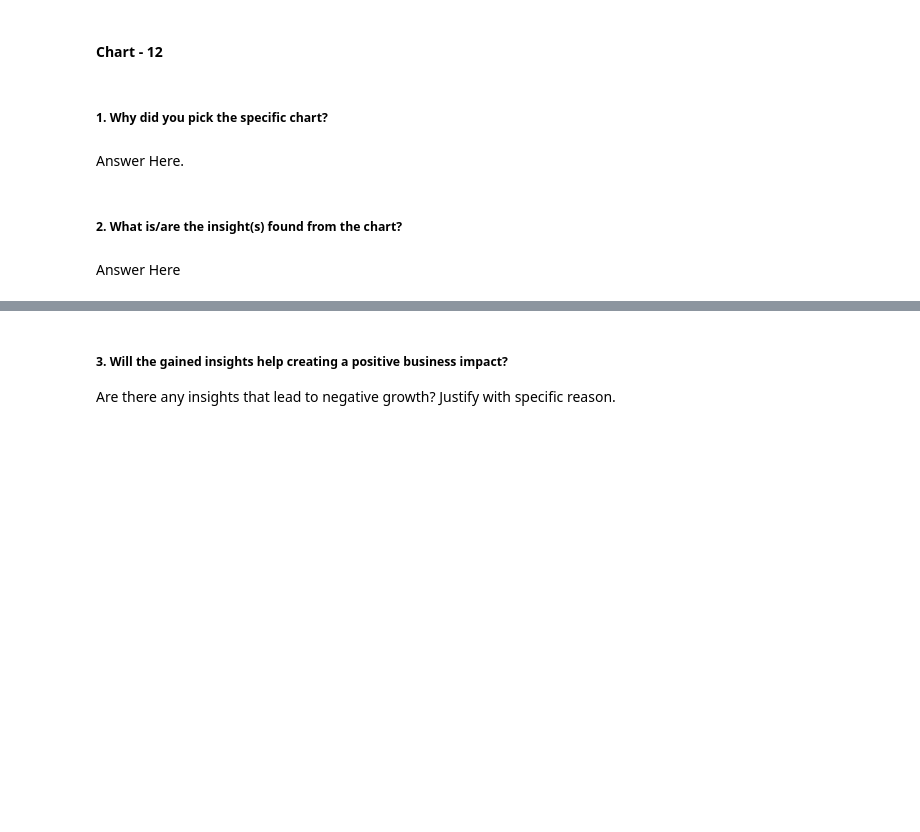
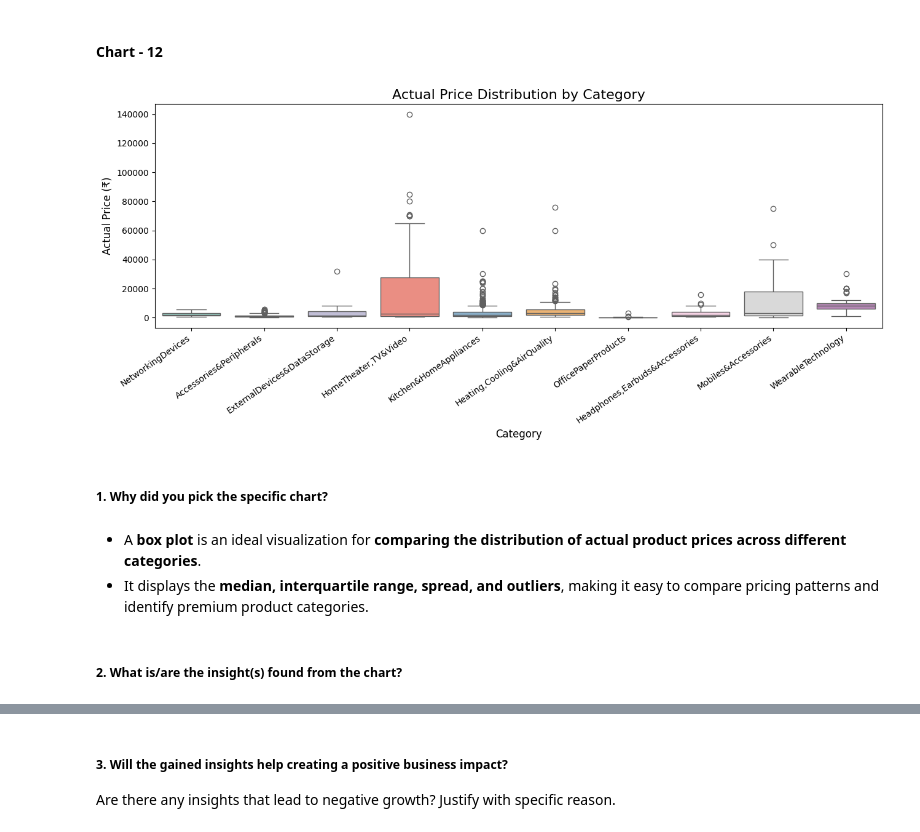
Before and after one commit to Sneha8126/ML---Unsupervised-Learning-Project, a Jupyter notebook: Sneha_copy_of_Sample_ML_Submission_Clustering_Template.ipynb, the cells around one changed output, grey strips where cells are left out. Saved outputs shown, nothing was run; the diff lists cells and outputs as text; code cells hidden in the pictures; blank space fills up the shorter version.

Commit message:
Added Chart-12

```diff
--- a/Sneha_copy_of_Sample_ML_Submission_Clustering_Template.ipynb
+++ b/Sneha_copy_of_Sample_ML_Submission_Clustering_Template.ipynb
@@ -976,8 +974,35 @@ Are there any insights that lead to negative growth? Justify with specific reaso
+# %%
+# Chart - 12 visualization code
+
+# Top 10 categories based on product count
+top_categories = df['main_category'].value_counts().head(10).index
+
+# Filter dataset for top 10 categories
+price_df = df[df['main_category'].isin(top_categories)]
+
+plt.figure(figsize=(13,6))
+
+sns.boxplot(
+    data=price_df,
+    x='main_category',
+    y='actual_price',
+    palette='Set3'
+)
+
+plt.title('Actual Price Distribution by Category', fontsize=16)
+plt.xlabel('Category', fontsize=12)
+plt.ylabel('Actual Price (₹)', fontsize=12)
+
+plt.xticks(rotation=35, ha='right')
+
+plt.tight_layout()
+plt.show()
+# %% [output]
+[figure, added]
 # %% [markdown]
 ##### 1. Why did you pick the specific chart?
-# %% [markdown]
-Answer Here.
+# %% [markdown]
+* A **box plot** is an ideal visualization for **comparing the distribution of actual product prices across different categories**.
+* It displays the **median, interquartile range, spread, and outliers**, making it easy to compare pricing patterns and identify premium product categories.
 # %% [markdown]
 ##### 2. What is/are the insight(s) found from the chart?
-# %% [markdown]
-Answer Here
```
Also changed, not shown: parts of 4 cells of this notebook.
